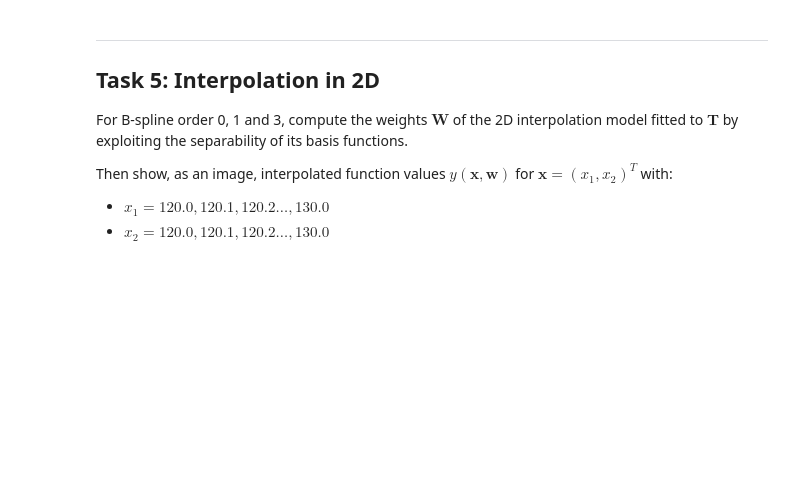
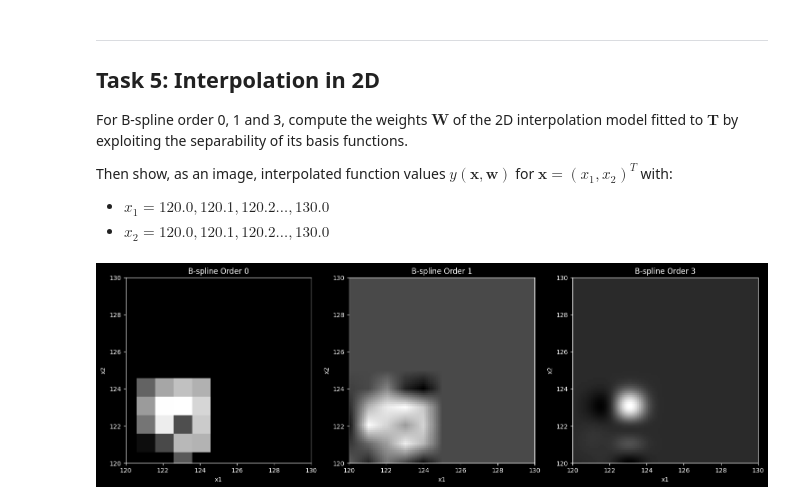
Before and after one commit to aliciags/medical-image-analysis-dtu, a Jupyter notebook: w1/Exercise1_student.ipynb, the cells around one changed output. Saved outputs shown, nothing was run; the diff lists cells and outputs as text; code cells hidden in the pictures; blank space fills up the shorter version.

```diff
--- a/w1/Exercise1_student.ipynb
+++ b/w1/Exercise1_student.ipynb
@@ -557,3 +617,47 @@ For B-spline order 0, 1 and 3, compute the weights $\mathbf{W}$ of the 2D interp
 Then show, as an image, interpolated function values $y( \mathbf{x}, \mathbf{w})$ for $\mathbf{x}=(x_1, x_2)^T$ with:
 - $x_1=120.0, 120.1, 120.2 \ldots, 130.0$
 - $x_2=120.0, 120.1, 120.2 \ldots, 130.0$
+# %%
+order_list = [0, 1, 3]  # Orders of B-spline to evaluate
+# x_range = np.arange(120.0, 130.1, 0.1)  # Interpolation points from 120.0 to 130.0 with step 0.1
+
+# Prepare for interpolation results
+fig, axs = plt.subplots(1, 3, figsize=(15, 5))
+interpolated_results = []
+
+for idx, order in enumerate(order_list):
+    # Compute basis functions for both directions
+    phi1 = b_spline_basis_1d(order, M_dim, N_dim).T  # Shape (N1, M1)
+    phi2 = b_spline_basis_1d(order, M_dim, N_dim).T  # Shape (N2, M2)
+
+    # Compute weights by exploiting separability
+    # Row-wise weights
+    Phi1_T_Phi1_inv = np.linalg.pinv(phi1.T @ phi1)  # Pseudo-inverse for rows
+    W_rows = Phi1_T_Phi1_inv @ (phi1.T @ T)  # Apply row-wise
+
+    # Column-wise weights
+    Phi2_T_Phi2_inv = np.linalg.pinv(phi2.T @ phi2)  # Pseudo-inverse for columns
+    W_cols = Phi2_T_Phi2_inv @ (phi2.T @ W_rows.T)  # Apply column-wise
+    W = W_cols
+
+    # Interpolation on specified x_range
+    # Evaluate the basis functions at the interpolation points
+    x_interp_adjusted = np.arange(120.0, 130.1, 0.1) - 120
+    interp_phi1 = np.array([eval_BSpline(x_interp_adjusted - i, order) for i in range(M_dim)]).T  # Shape (len(x_range), M1)
+    interp_phi2 = np.array([eval_BSpline(x_interp_adjusted - i, order) for i in range(M_dim)]).T  # Shape (len(x_range), M2)
+
+    # Compute interpolated values
+    interp_values = interp_phi1 @ W @ interp_phi2.T
+
+    # Store and plot the results
+    interpolated_results.append(interp_values)
+    ax = axs[idx]
+    ax.imshow(interp_values, cmap='gray', extent=[120.0, 130.0, 120.0, 130.0], origin='lower')
+    ax.set_title(f'B-spline Order {order}')
+    ax.set_xlabel('x1')
+    ax.set_ylabel('x2')
+
+plt.tight_layout()
+plt.show()
+# %% [output]
+[figure, added]
```
Also changed, not shown: parts of 3 cells of this notebook.
